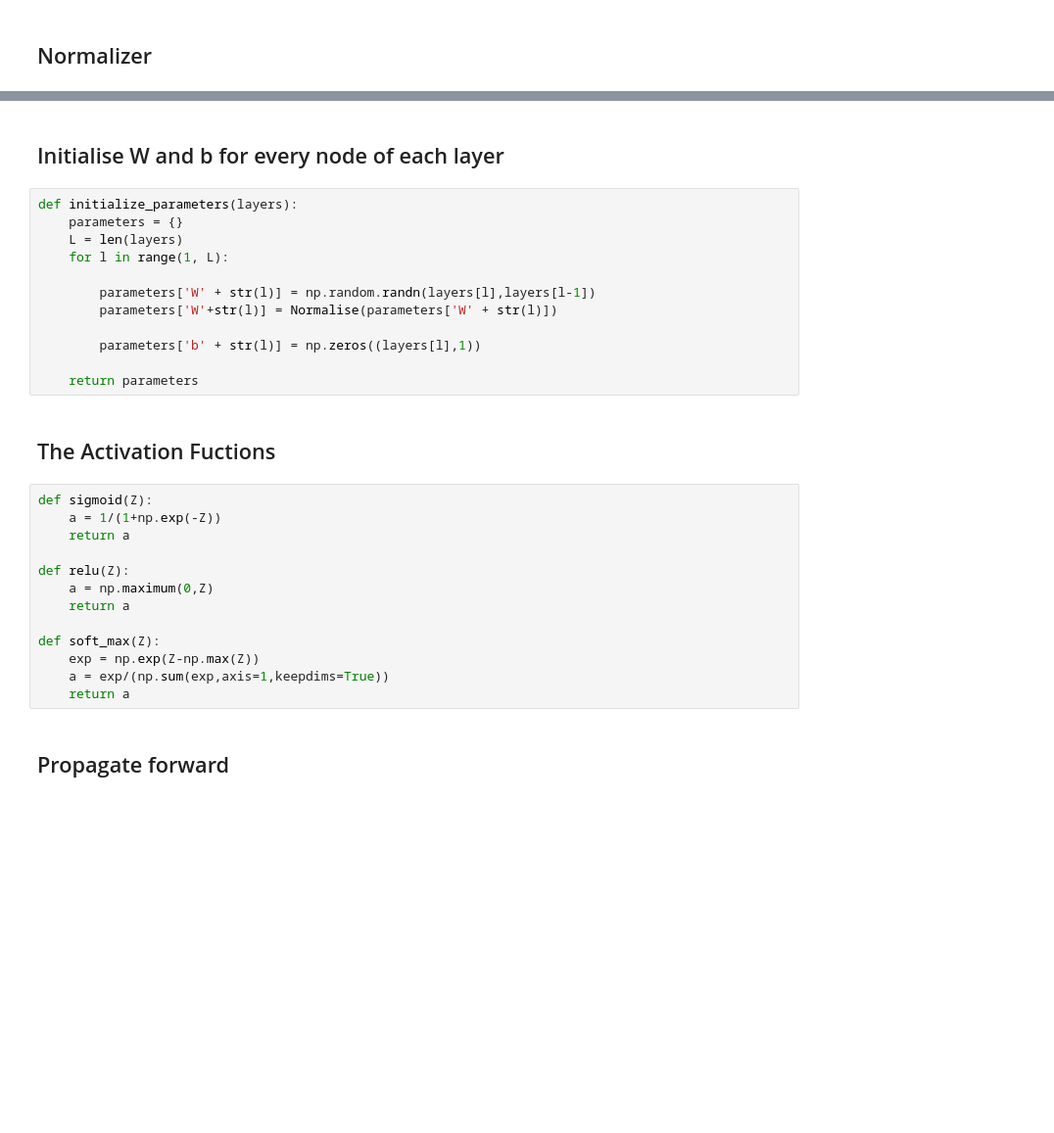
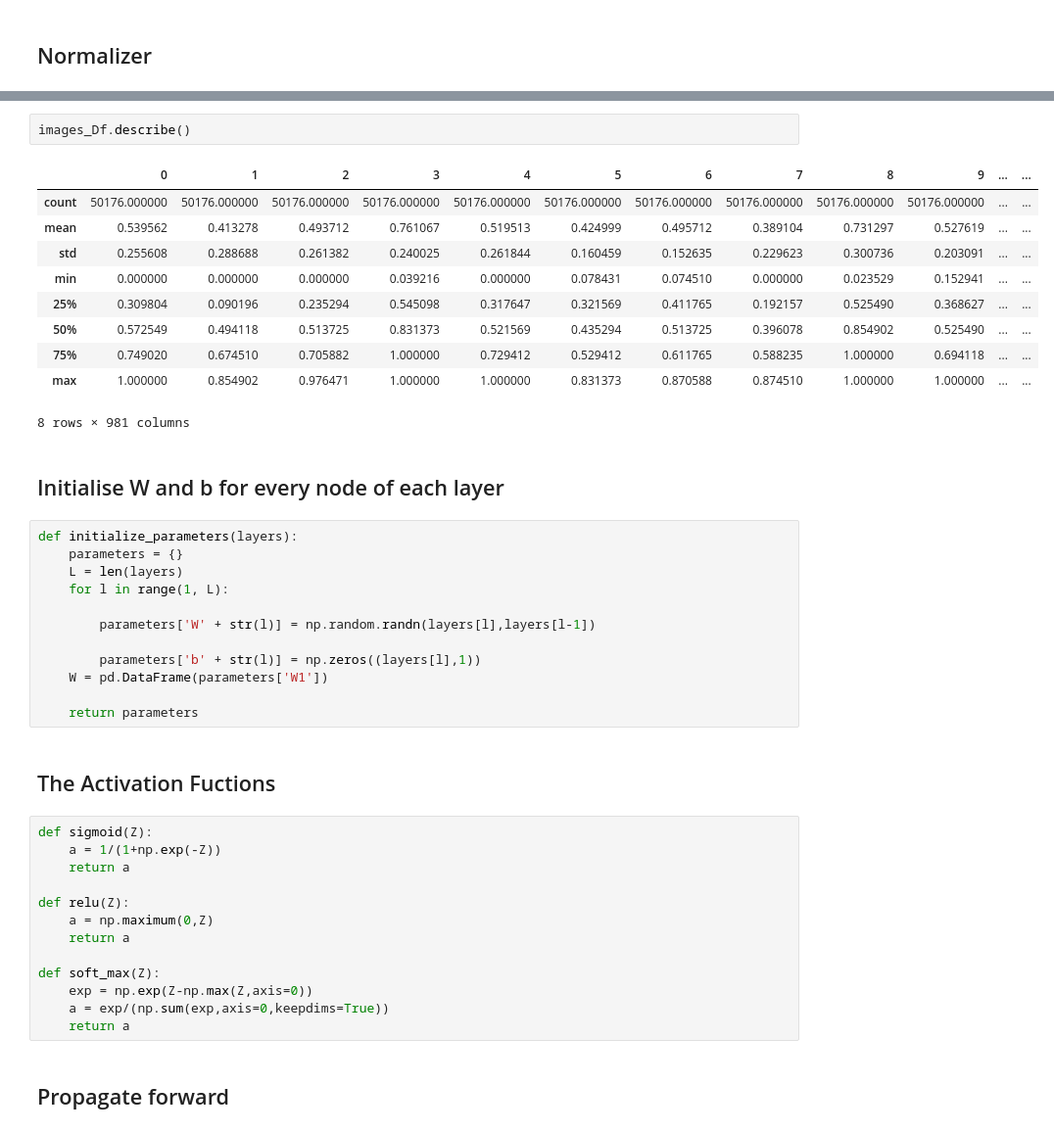
Before and after one commit to HrishikeshMRao/Emotions_Detector_AI, a Jupyter notebook: Emotion_Detector.ipynb, the cells around one changed output, grey strips where cells are left out. Shown: that part at 98% size. Drawn from its saved outputs; the diff is of its cells as text; blank space fills up the shorter version.

```diff
--- a/Emotion_Detector.ipynb
+++ b/Emotion_Detector.ipynb
@@ -85,3 +137,16 @@ images = Normalise(images)
+# %%
+images_Df.describe()
+# %% [output]
+|  | 0 | 1 | 2 | 3 | 4 | 5 | 6 | 7 | 8 | 9 | ... | ... |
+| count | 50176.000000 | 50176.000000 | 50176.000000 | 50176.000000 | 50176.000000 | 50176.000000 | 50176.000000 | 50176.000000 | 50176.000000 | 50176.000000 | ... | ... |
+| mean | 0.539562 | 0.413278 | 0.493712 | 0.761067 | 0.519513 | 0.424999 | 0.495712 | 0.389104 | 0.731297 | 0.527619 | ... | ... |
+| std | 0.255608 | 0.288688 | 0.261382 | 0.240025 | 0.261844 | 0.160459 | 0.152635 | 0.229623 | 0.300736 | 0.203091 | ... | ... |
+| min | 0.000000 | 0.000000 | 0.000000 | 0.039216 | 0.000000 | 0.078431 | 0.074510 | 0.000000 | 0.023529 | 0.152941 | ... | ... |
+| 25% | 0.309804 | 0.090196 | 0.235294 | 0.545098 | 0.317647 | 0.321569 | 0.411765 | 0.192157 | 0.525490 | 0.368627 | ... | ... |
+| 50% | 0.572549 | 0.494118 | 0.513725 | 0.831373 | 0.521569 | 0.435294 | 0.513725 | 0.396078 | 0.854902 | 0.525490 | ... | ... |
+| 75% | 0.749020 | 0.674510 | 0.705882 | 1.000000 | 0.729412 | 0.529412 | 0.611765 | 0.588235 | 1.000000 | 0.694118 | ... | ... |
+| max | 1.000000 | 0.854902 | 0.976471 | 1.000000 | 1.000000 | 0.831373 | 0.870588 | 0.874510 | 1.000000 | 1.000000 | ... | ... |
+8 rows × 981 columns
 # %% [markdown]
 ## Initialise W and b for every node of each layer
 # %%
@@ -91,9 +156,9 @@ def initialize_parameters(layers):
     for l in range(1, L):
 
         parameters['W' + str(l)] = np.random.randn(layers[l],layers[l-1])
-        parameters['W'+str(l)] = Normalise(parameters['W' + str(l)])
 
         parameters['b' + str(l)] = np.zeros((layers[l],1))
+    W = pd.DataFrame(parameters['W1'])
 
     return parameters
 # %% [markdown]
@@ -108,8 +173,8 @@ def relu(Z):
     return a
 
 def soft_max(Z):
-    exp = np.exp(Z-np.max(Z))
-    a = exp/(np.sum(exp,axis=1,keepdims=True))
+    exp = np.exp(Z-np.max(Z,axis=0))
+    a = exp/(np.sum(exp,axis=0,keepdims=True))
     return a
 # %% [markdown]
 ## Propagate forward
```
Also changed, not shown: parts of 11 cells of this notebook.
